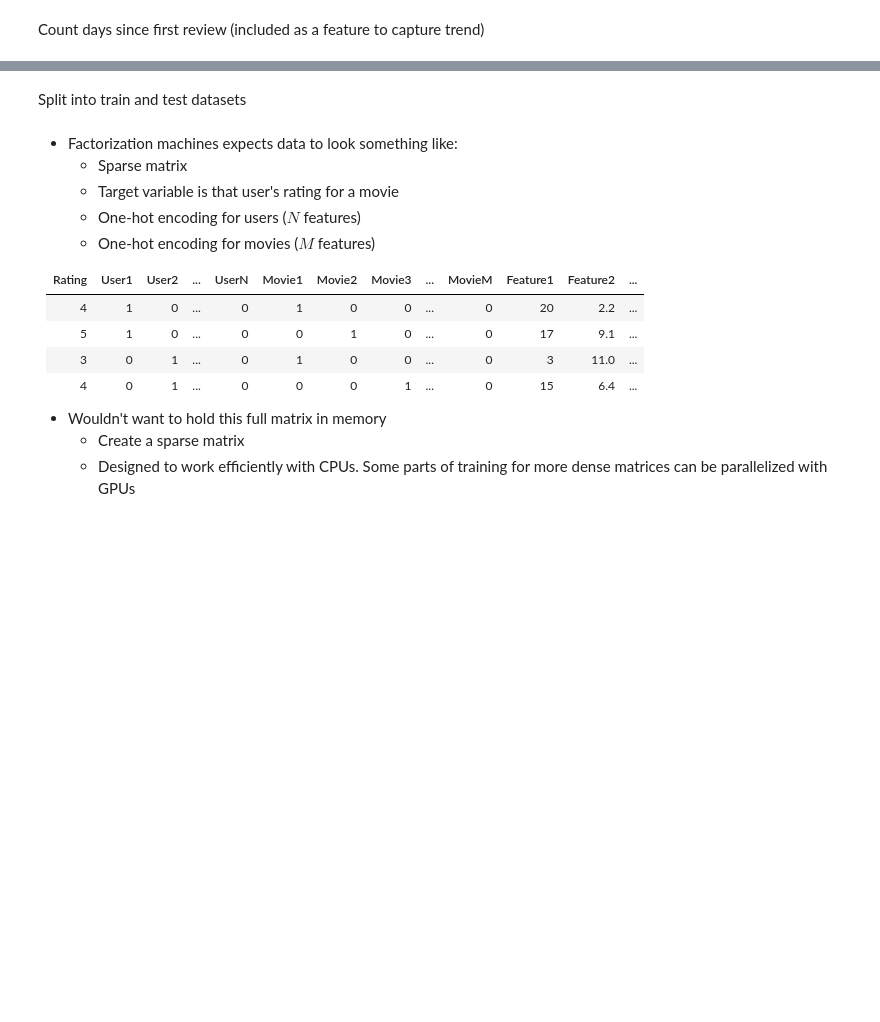
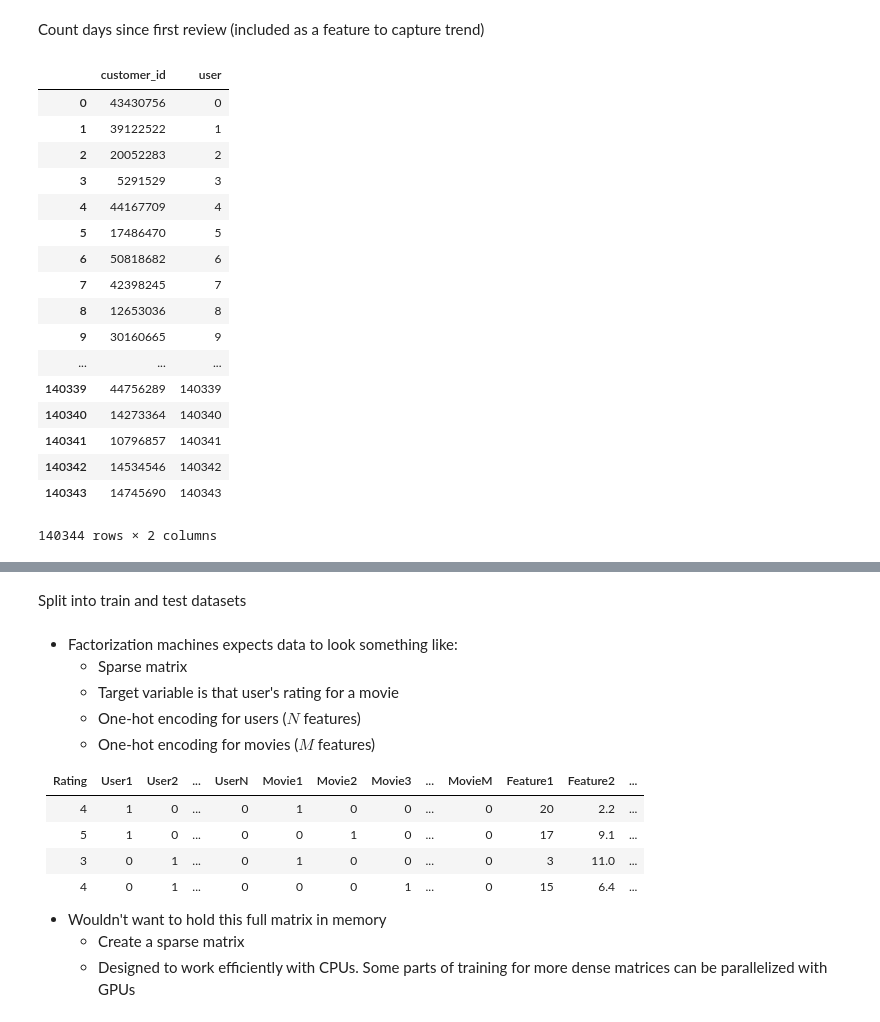
Before and after one commit to rumiio/sagemaker-rec-engine-demo, a Jupyter notebook: fm_amazon_recommender.ipynb, the cells around one changed output, grey strips where cells are left out. Saved outputs shown, nothing was run; the diff lists cells and outputs as text; code cells hidden in the pictures; blank space fills up the shorter version.

```diff
--- a/fm_amazon_recommender.ipynb
+++ b/fm_amazon_recommender.ipynb
@@ -117,5 +241,26 @@ reduced_df.head()
 # %% [markdown]
 Count days since first review (included as a feature to capture trend)
+# %%
+customer_index
+# %% [output]
+|  | customer_id | user |
+| 0 | 43430756 | 0 |
+| 1 | 39122522 | 1 |
+| 2 | 20052283 | 2 |
+| 3 | 5291529 | 3 |
+| 4 | 44167709 | 4 |
+| 5 | 17486470 | 5 |
+| 6 | 50818682 | 6 |
+| 7 | 42398245 | 7 |
+| 8 | 12653036 | 8 |
+| 9 | 30160665 | 9 |
+| ... | ... | ... |
+| 140339 | 44756289 | 140339 |
+| 140340 | 14273364 | 140340 |
+| 140341 | 10796857 | 140341 |
+| 140342 | 14534546 | 140342 |
+| 140343 | 14745690 | 140343 |
+140344 rows × 2 columns
 # %%
 reduced_df['review_date'] = pd.to_datetime(reduced_df['review_date'])
 customer_first_date = reduced_df.groupby('customer_id')['review_date'].min().reset_index()
```
Also changed, not shown: parts of 34 cells of this notebook, 1 other file.
